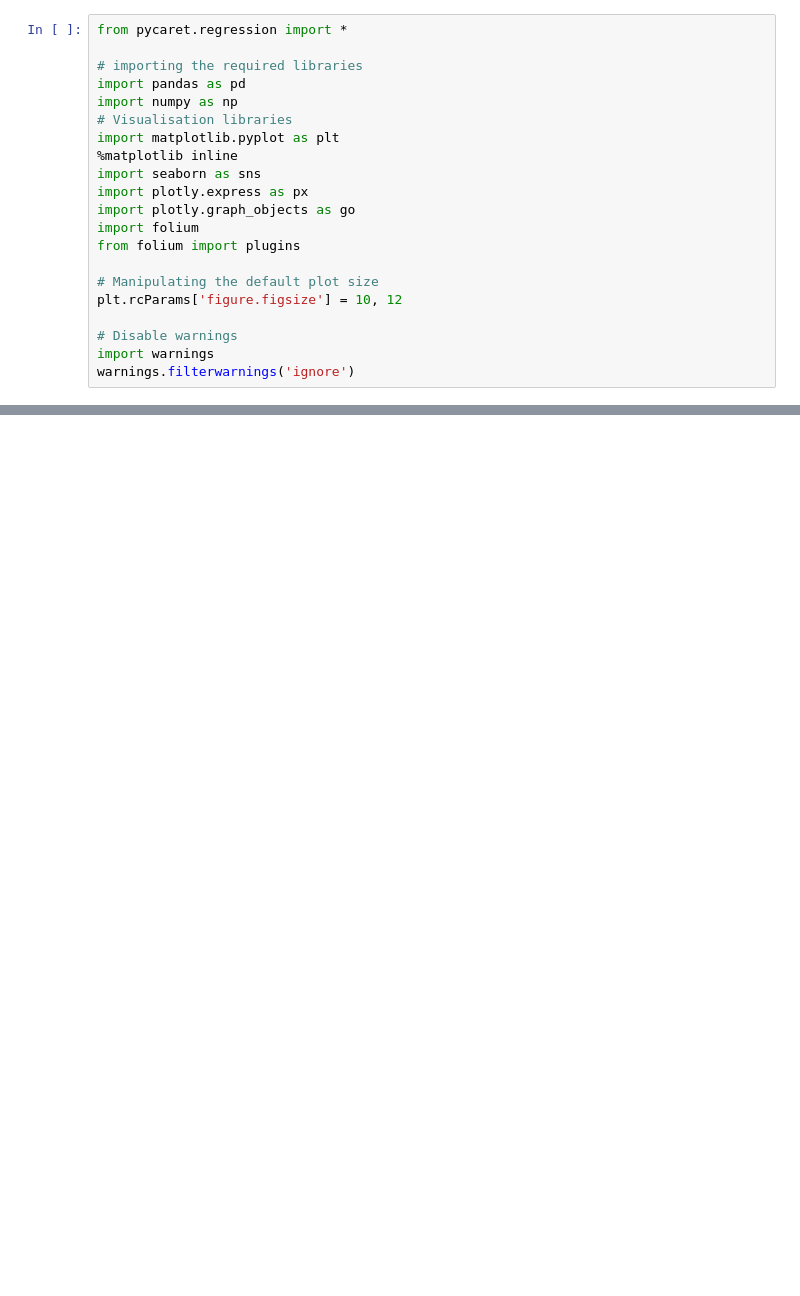
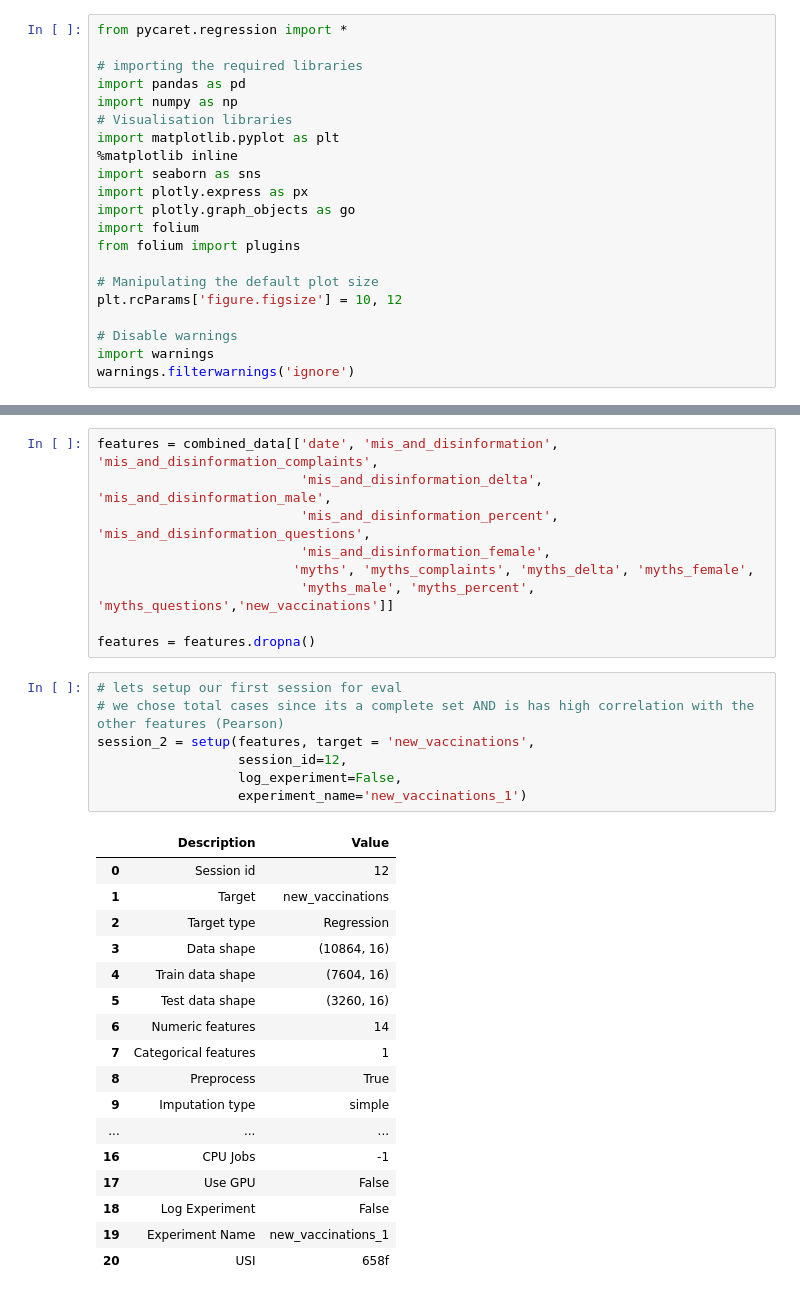
Before and after one commit to ShawnKyzer/who-ears-social-listening, a Jupyter notebook: who-ears-social-listening-pipeline/notebooks/who_ears_owid_regression_analysis.ipynb, the cells around one changed output, grey strips where cells are left out. Drawn from its saved outputs; the diff is of its cells as text; blank space fills up the shorter version.

```diff
--- a/who-ears-social-listening-pipeline/notebooks/who_ears_owid_regression_analysis.ipynb
+++ b/who-ears-social-listening-pipeline/notebooks/who_ears_owid_regression_analysis.ipynb
@@ -392,0 +157,34 @@ TypeError: 'NoneType' object is not subscriptable
+# %%
+features = combined_data[['date', 'mis_and_disinformation', 'mis_and_disinformation_complaints',
+                          'mis_and_disinformation_delta', 'mis_and_disinformation_male',
+                          'mis_and_disinformation_percent', 'mis_and_disinformation_questions',
+                          'mis_and_disinformation_female',
+                         'myths', 'myths_complaints', 'myths_delta', 'myths_female',
+                          'myths_male', 'myths_percent', 'myths_questions','new_vaccinations']]
+
+features = features.dropna()
+# %%
+# lets setup our first session for eval
+# we chose total cases since its a complete set AND is has high correlation with the other features (Pearson)
+session_2 = setup(features, target = 'new_vaccinations',
+                  session_id=12,
+                  log_experiment=False,
+                  experiment_name='new_vaccinations_1')
+# %% [output]
+|  | Description | Value |
+| 0 | Session id | 12 |
+| 1 | Target | new_vaccinations |
+| 2 | Target type | Regression |
+| 3 | Data shape | (10864, 16) |
+| 4 | Train data shape | (7604, 16) |
+| 5 | Test data shape | (3260, 16) |
+| 6 | Numeric features | 14 |
+| 7 | Categorical features | 1 |
+| 8 | Preprocess | True |
+| 9 | Imputation type | simple |
+| ... | ... | ... |
+| 16 | CPU Jobs | -1 |
+| 17 | Use GPU | False |
+| 18 | Log Experiment | False |
+| 19 | Experiment Name | new_vaccinations_1 |
+| 20 | USI | 658f |
```
Also changed, not shown: parts of 19 cells of this notebook, 2 other files.
